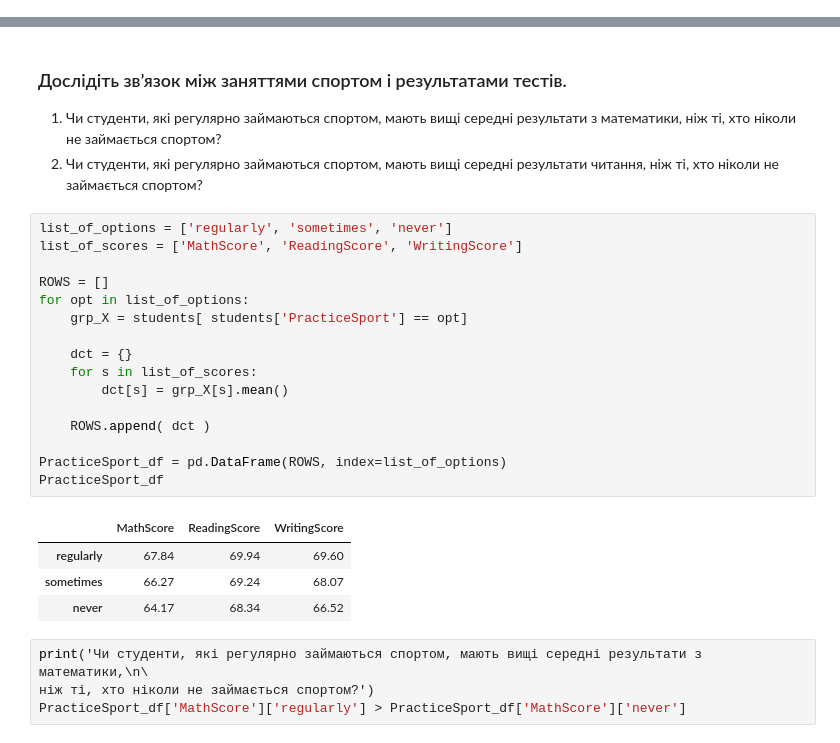
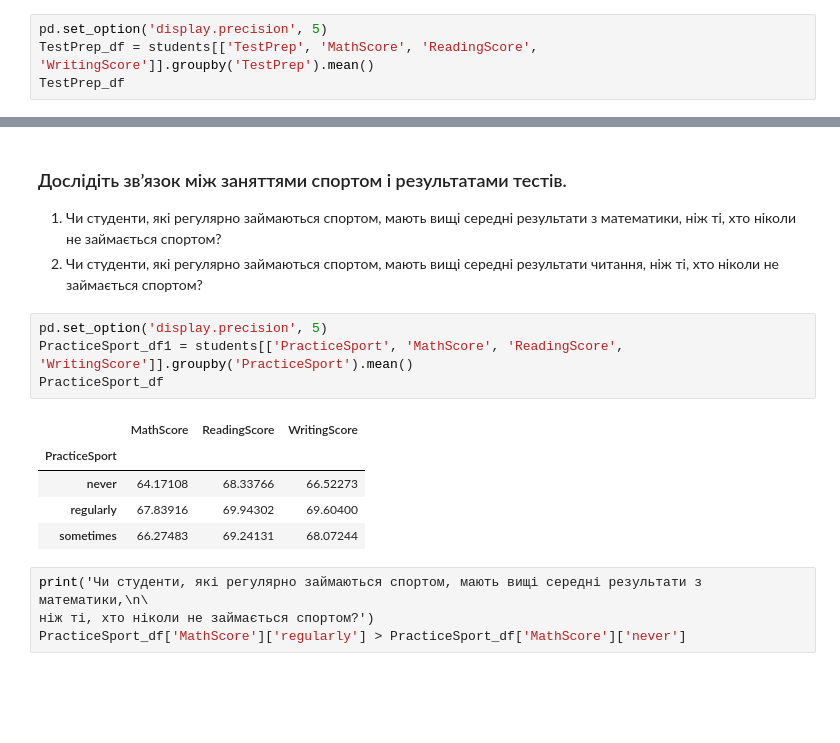
Before and after one commit to Gestya/exam, a Jupyter notebook: exam.ipynb, the cells around one changed output, grey strips where cells are left out. Cells and saved outputs as stored; diff of their text form; blank space fills up the shorter version.

```diff
--- a/exam.ipynb
+++ b/exam.ipynb
@@ -129,0 +90,4 @@ pd.DataFrame(TestPrep_df.loc['completed'].values, columns=['completed'], index=l
+# %%
+pd.set_option('display.precision', 5)
+TestPrep_df = students[['TestPrep', 'MathScore', 'ReadingScore', 'WritingScore']].groupby('TestPrep').mean()
+TestPrep_df
@@ -148,27 +139,16 @@ pd.DataFrame(dct, index=['Married', 'Single'])
 ### Дослідіть зв’язок між заняттями спортом і результатами тестів.
 1. Чи студенти, які регулярно займаються спортом, мають вищі середні результати з математики, ніж ті, хто ніколи не       займається спортом?
 1. Чи студенти, які регулярно займаються спортом, мають вищі середні результати читання, ніж ті, хто ніколи не займається спортом?
-# %%
-list_of_options = ['regularly', 'sometimes', 'never']
-list_of_scores = ['MathScore', 'ReadingScore', 'WritingScore']
-
-ROWS = []
-for opt in list_of_options:
-    grp_X = students[ students['PracticeSport'] == opt]
-
-    dct = {}
-    for s in list_of_scores:
-        dct[s] = grp_X[s].mean()
-
-    ROWS.append( dct )
-
-PracticeSport_df = pd.DataFrame(ROWS, index=list_of_options)
-PracticeSport_df
-# %% [output]
-|  | MathScore | ReadingScore | WritingScore |
-| regularly | 67.84 | 69.94 | 69.60 |
-| sometimes | 66.27 | 69.24 | 68.07 |
-| never | 64.17 | 68.34 | 66.52 |
+# %%
+pd.set_option('display.precision', 5)
+PracticeSport_df1 = students[['PracticeSport', 'MathScore', 'ReadingScore', 'WritingScore']].groupby('PracticeSport').mean()
+PracticeSport_df
+# %% [output]
+|  | MathScore | ReadingScore | WritingScore |
+| PracticeSport |  |  |  |
+| never | 64.17108 | 68.33766 | 66.52273 |
+| regularly | 67.83916 | 69.94302 | 69.60400 |
+| sometimes | 66.27483 | 69.24131 | 68.07244 |
 # %%
 print('Чи студенти, які регулярно займаються спортом, мають вищі середні результати з математики,\n\
 ніж ті, хто ніколи не займається спортом?')
```
Also changed, not shown: parts of 25 cells of this notebook.
